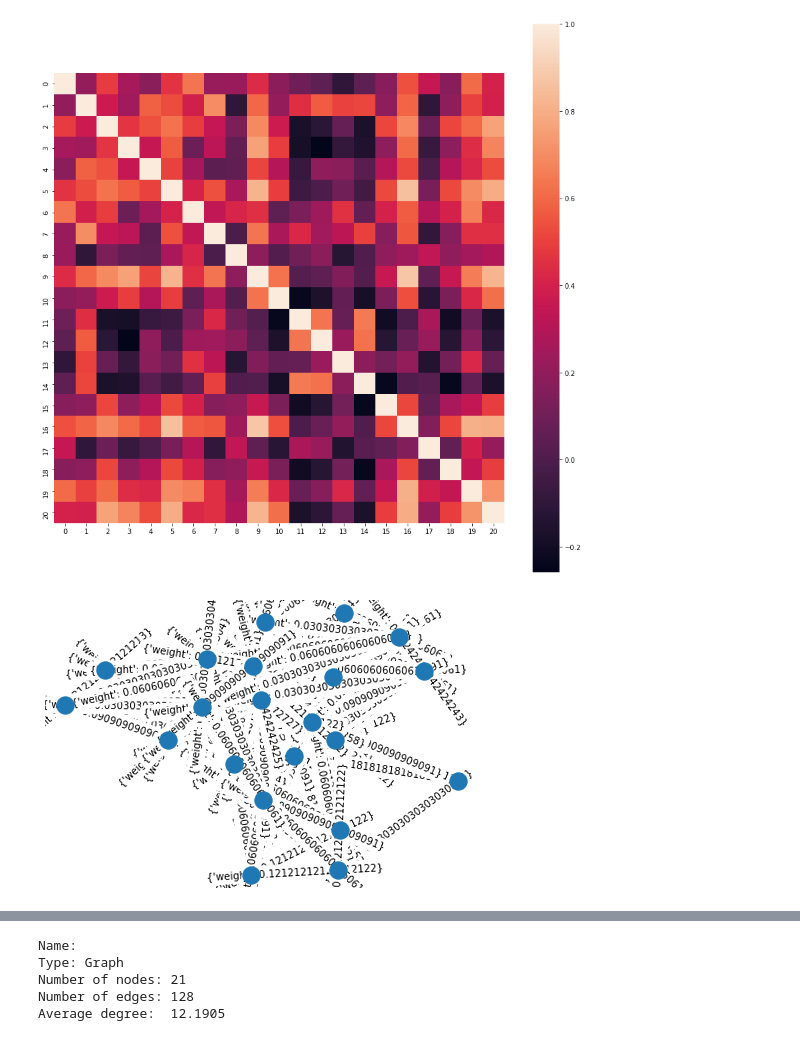
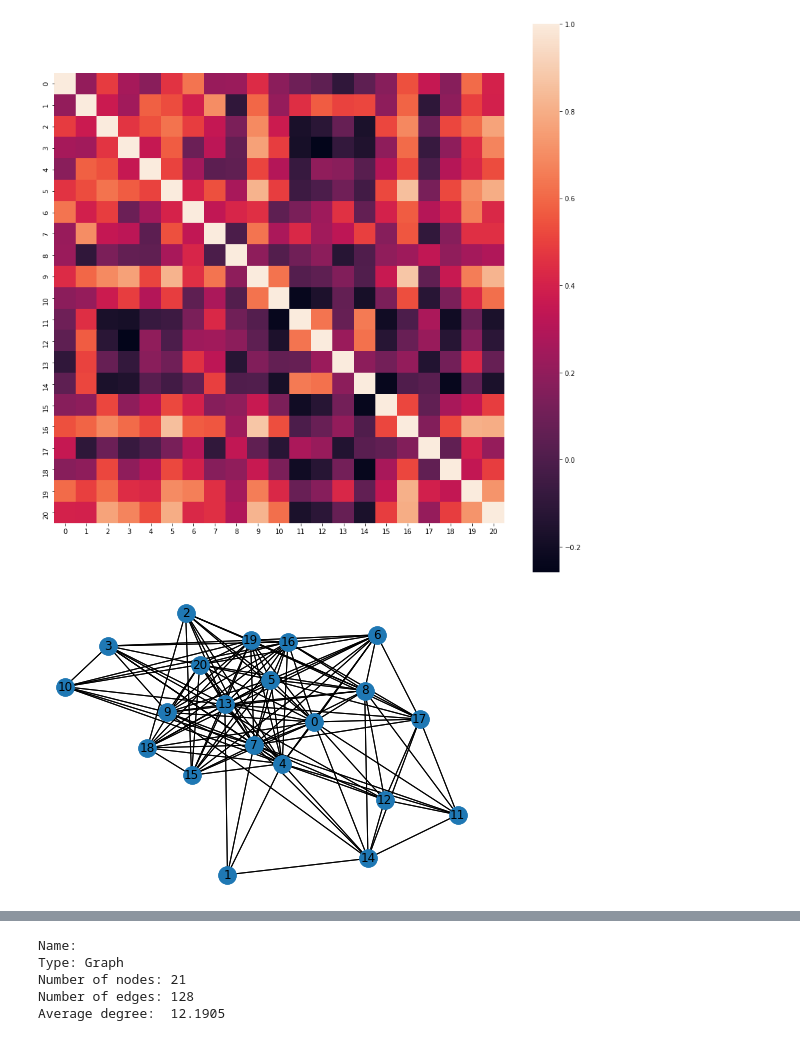
Before and after one commit to erifejams/Autonomous-Systems, a Jupyter notebook: final_code.ipynb, the cells around one changed output, grey strips where cells are left out. Drawn from its saved outputs; the diff is of its cells as text; code cells hidden in the pictures.

```diff
--- a/final_code.ipynb
+++ b/final_code.ipynb
@@ -377,7 +399,7 @@ TODO LIST
 # %%
 #construncting the dataframe
 col_name=[]
-for column_headers in data.columns:
+for column_headers in data.columns[1:22]:
     col_name.append(column_headers)
 
 weighted_adj=[]
@@ -403,6 +425,7 @@ print(adj.shape)
 print(adj)
 ind = np.unravel_index(np.argmax(adj, axis=None), adj.shape)
 
+#how many computers they share with each other
 print(adj[ind])
 adj=adj/(adj[ind])
 # %% [output]
@@ -489,9 +507,9 @@ plt.show()
 # %%
 G = nx.from_numpy_matrix(adj, create_using=nx.Graph)
 layout = nx.spring_layout(G)
 nx.draw(G, layout)
 
-nx.draw_networkx_edge_labels(G, pos=layout)
+nx.draw_networkx(G, pos=layout)
 plt.show()
 # %% [output]
-[figure, old version]
+[figure, new version]
```
Also changed, not shown: parts of 24 cells of this notebook, 1 other file.
